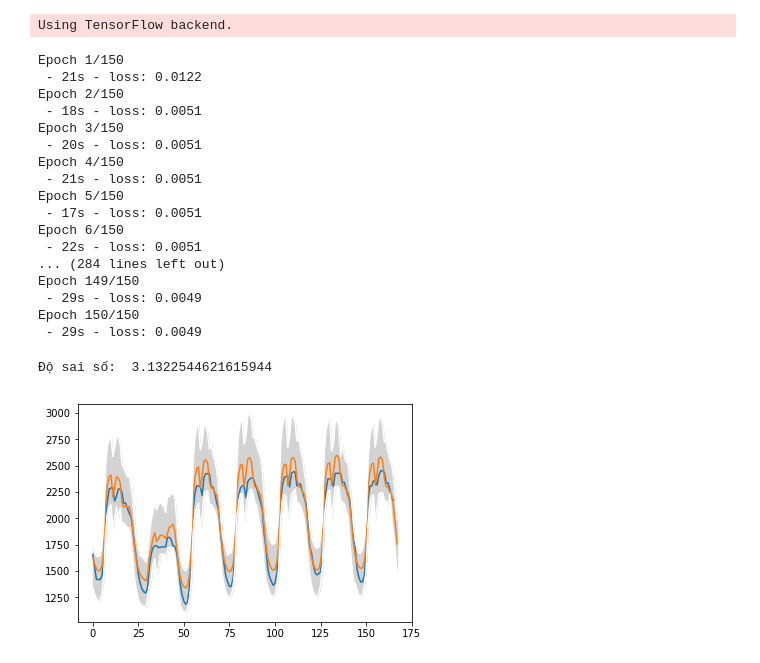
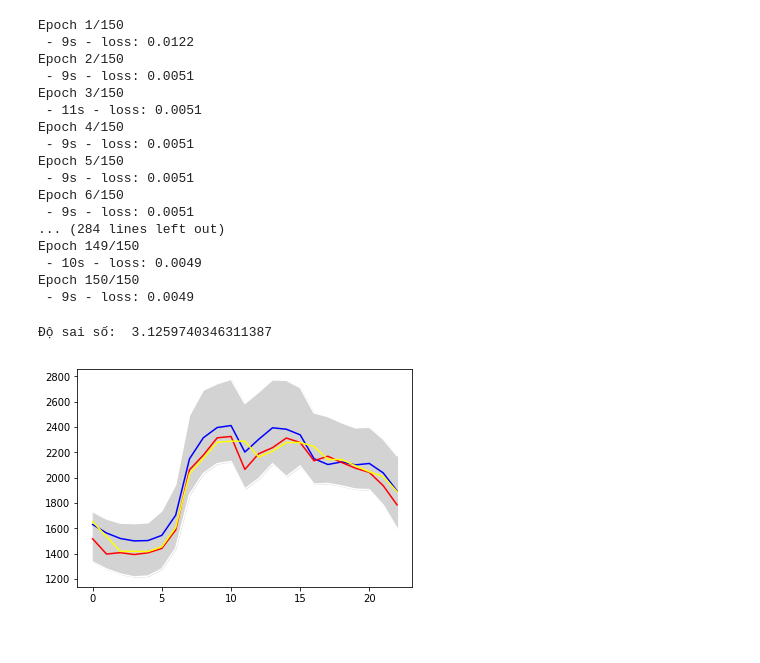
Before and after one commit to DUCQUAN7850/show, a Jupyter notebook: Untitled1.ipynb, the cells around one changed output. Cells and saved outputs as stored; diff of their text form; code cells hidden in the pictures.

```diff
--- a/Untitled1.ipynb
+++ b/Untitled1.ipynb
@@ -1,8 +1,4 @@
 # %%
-#dự đoán theo ngày:
-#        tập train là dữ liệu của 50 tuần
-#        tập test là dự đoán 1 tuần tiếp theo
-#kết quả: sai số 3.1%
 import numpy
 import matplotlib.pyplot as plt
 from pandas import read_csv
@@ -15,7 +11,6 @@ from sklearn.preprocessing import MinMaxScaler
 from sklearn.metrics import mean_squared_error
 from sklearn.metrics import accuracy_score
 import seaborn as sns
-# khởi tạo cặp danh sách dữ liệu tời 2 thời điểm t, t+1
 def create_dataset(dataset, look_back=1):
 	dataX, dataY = [], []
 	for i in range(len(dataset)-look_back-1):
@@ -107,9 +102,8 @@ for i in range(len(test_input)-1):
 MAPE = MAPE*100/(len(test_input))
 print("Độ sai số: ",MAPE)
 #show đồ thị
-plt.plot(test_check)
-# ------------------------------------------------------------------------------------------------------------
-
+# plt.plot(test_check)
+# --------------------------------------------------------------------------
 # đọc dữ liệu từ file ra
 dataset = read_csv('ts.csv')
 l=dataset['2011-01-01 00:00:00\t1402.3'][8].split('\t')
@@ -117,61 +111,58 @@ hour=[]
 for i in range(0,len(dataset)):
 	l=dataset['2011-01-01 00:00:00\t1402.3'][i].split('\t')
 	hour.append(float(l[1]))
-
+tuan51=hour[8400:8567]
 e=hour[0:33600]#200 tuần đầu tiên
 listdate=[]
 timemax=[]
 timemin=[]
 for i in range(0,168):
 	listdate.append(0)
 	timemin.append(3000)
 	timemax.append(0)
 
 a=len(e)
 k=0
 while(a>0):
 	for i in range(0,168):
 		if (i+k*168)<len(e):
 			if listdate[i]<e[i+k*168]:
 				timemin[i] = e[i+k*168]
 			if listdate[i]>e[i+k*168]:
 				timemax[i] =e[i+k*168]
 			listdate[i] += e[i+k*168]
 	a -=168
 	k+=1
 for i in range(0,168):
 	listdate[i] /=200
 	listdate[i]=round(listdate[i],1)
 
-plt.plot(listdate)
-plt.plot(timemax, color='white')
-plt.plot(timemin,color='white')
-c=numpy.arange(168)
-plt.fill_between(c,timemin,timemax,color='lightgrey')
-
-for i in range(0,len(test_check)-1):
-	if test_check[i]>timemax[i] or test_check[i]<timemin[i]:
-		plt.plot(i,test_check[i],'xr-')
+plt.plot(listdate[0:23],'blue')
+plt.plot(timemax[0:23], color='white')
+plt.plot(timemin[0:23],color='white')
+plt.plot(tuan51[0:23],color='red')
+plt.plot(test_check[0:23],color='yellow')
+c=numpy.arange(23)
+plt.fill_between(c,timemin[0:23],timemax[0:23],color='lightgrey')
 
 plt.show()
 # %% [output]
-Using TensorFlow backend.
+Epoch 1/150
+ - 9s - loss: 0.0122
+Epoch 2/150
+ - 9s - loss: 0.0051
+Epoch 3/150
+ - 11s - loss: 0.0051
+Epoch 4/150
+ - 9s - loss: 0.0051
+Epoch 5/150
+ - 9s - loss: 0.0051
+Epoch 6/150
+ - 9s - loss: 0.0051
+... (284 lines left out)
+Epoch 149/150
+ - 10s - loss: 0.0049
+Epoch 150/150
+ - 9s - loss: 0.0049
-Epoch 1/150
- - 21s - loss: 0.0122
-Epoch 2/150
- - 18s - loss: 0.0051
-Epoch 3/150
- - 20s - loss: 0.0051
-Epoch 4/150
- - 21s - loss: 0.0051
-Epoch 5/150
- - 17s - loss: 0.0051
-Epoch 6/150
- - 22s - loss: 0.0051
-... (284 lines left out)
-Epoch 149/150
- - 29s - loss: 0.0049
-Epoch 150/150
- - 29s - loss: 0.0049
+Độ sai số:  3.1259740346311387
-Độ sai số:  3.1322544621615944
-[figure, old version]
+[figure, new version]
```
Also changed, not shown: parts of 6 cells of this notebook.
